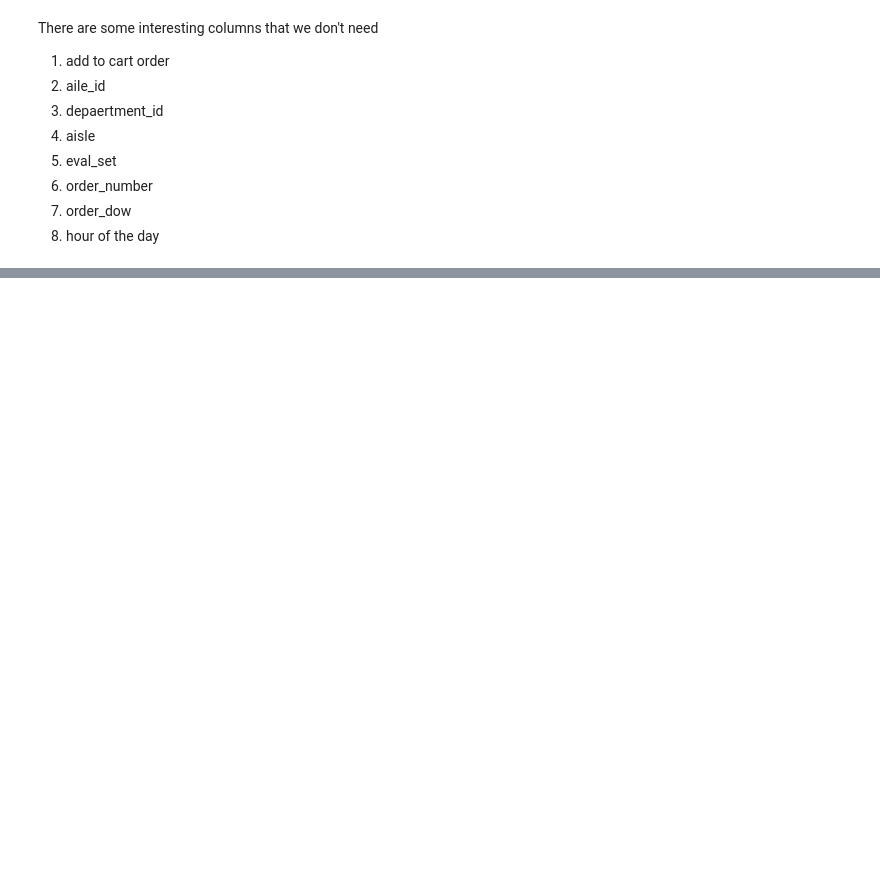
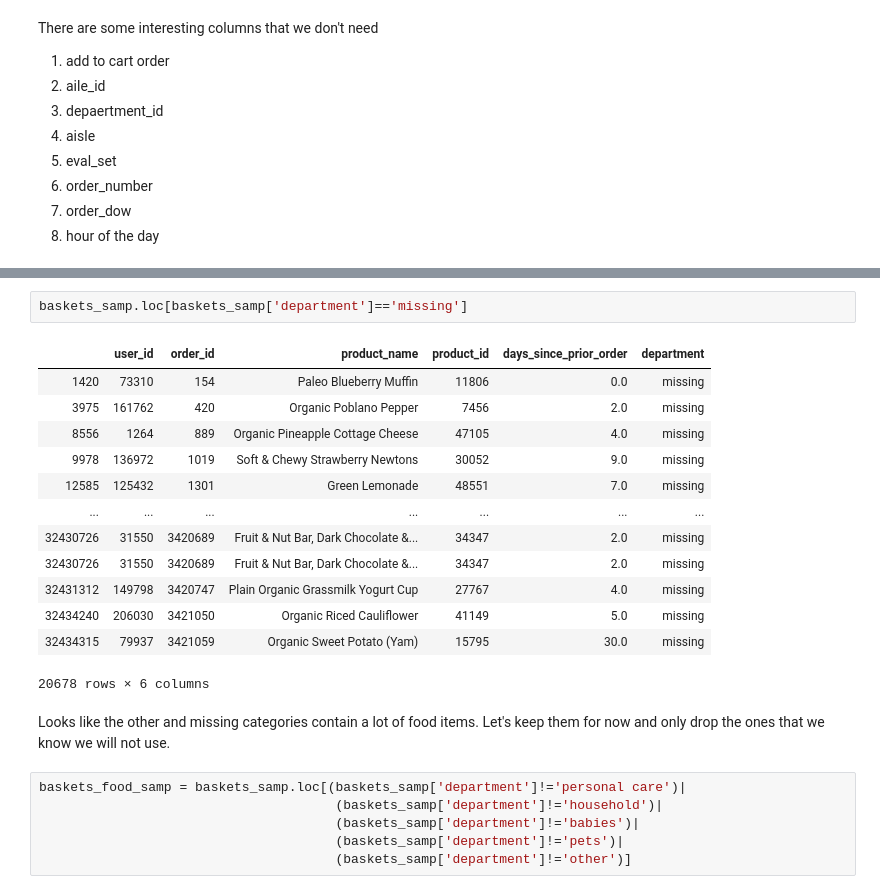
Before and after one commit to mberrien-fitzsimons/recipe_recommendation_system, a Jupyter notebook: notebooks/03_analysis/20190904-mlb-instacart-cart-recommendations.ipynb, the cells around one changed output, grey strips where cells are left out. Drawn from its saved outputs; the diff is of its cells as text; blank space fills up the shorter version.

```diff
--- a/notebooks/03_analysis/20190904-mlb-instacart-cart-recommendations.ipynb
+++ b/notebooks/03_analysis/20190904-mlb-instacart-cart-recommendations.ipynb
@@ -177,0 +200,24 @@ baskets
+# %%
+baskets_samp.loc[baskets_samp['department']=='missing']
+# %% [output]
+|  | user_id | order_id | product_name | product_id | days_since_prior_order | department |
+| 1420 | 73310 | 154 | Paleo Blueberry Muffin | 11806 | 0.0 | missing |
+| 3975 | 161762 | 420 | Organic Poblano Pepper | 7456 | 2.0 | missing |
+| 8556 | 1264 | 889 | Organic Pineapple Cottage Cheese | 47105 | 4.0 | missing |
+| 9978 | 136972 | 1019 | Soft & Chewy Strawberry Newtons | 30052 | 9.0 | missing |
+| 12585 | 125432 | 1301 | Green Lemonade | 48551 | 7.0 | missing |
+| ... | ... | ... | ... | ... | ... | ... |
+| 32430726 | 31550 | 3420689 | Fruit & Nut Bar, Dark Chocolate &... | 34347 | 2.0 | missing |
+| 32430726 | 31550 | 3420689 | Fruit & Nut Bar, Dark Chocolate &... | 34347 | 2.0 | missing |
+| 32431312 | 149798 | 3420747 | Plain Organic Grassmilk Yogurt Cup | 27767 | 4.0 | missing |
+| 32434240 | 206030 | 3421050 | Organic Riced Cauliflower | 41149 | 5.0 | missing |
+| 32434315 | 79937 | 3421059 | Organic Sweet Potato (Yam) | 15795 | 30.0 | missing |
+20678 rows × 6 columns
+# %% [markdown]
+Looks like the other and missing categories contain a lot of food items. Let's keep them for now and only drop the ones that we know we will not use.
+# %%
+baskets_food_samp = baskets_samp.loc[(baskets_samp['department']!='personal care')|
+                                      (baskets_samp['department']!='household')|
+                                      (baskets_samp['department']!='babies')|
+                                      (baskets_samp['department']!='pets')|
+                                      (baskets_samp['department']!='other')]
```
Also changed, not shown: parts of 30 cells of this notebook, 1 other file.
